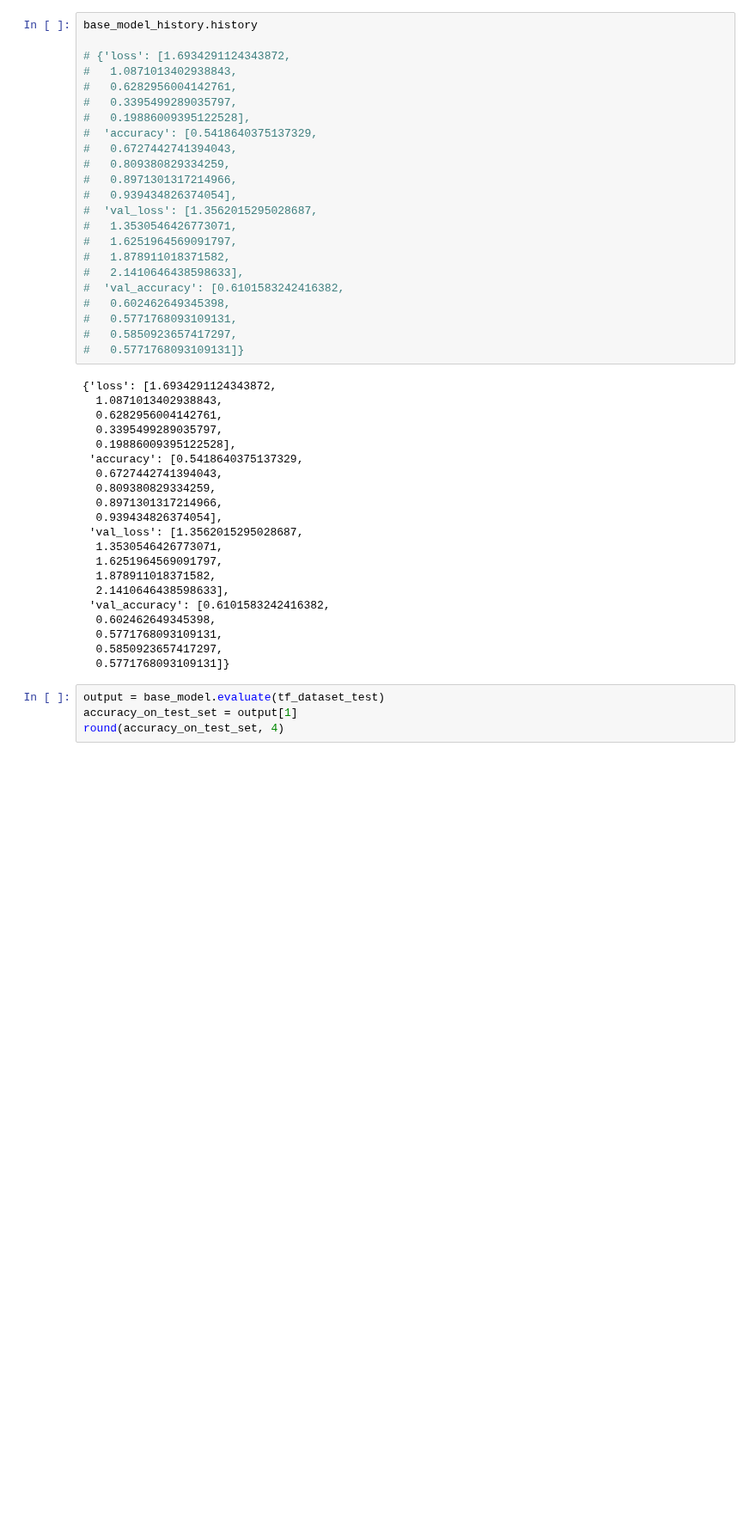
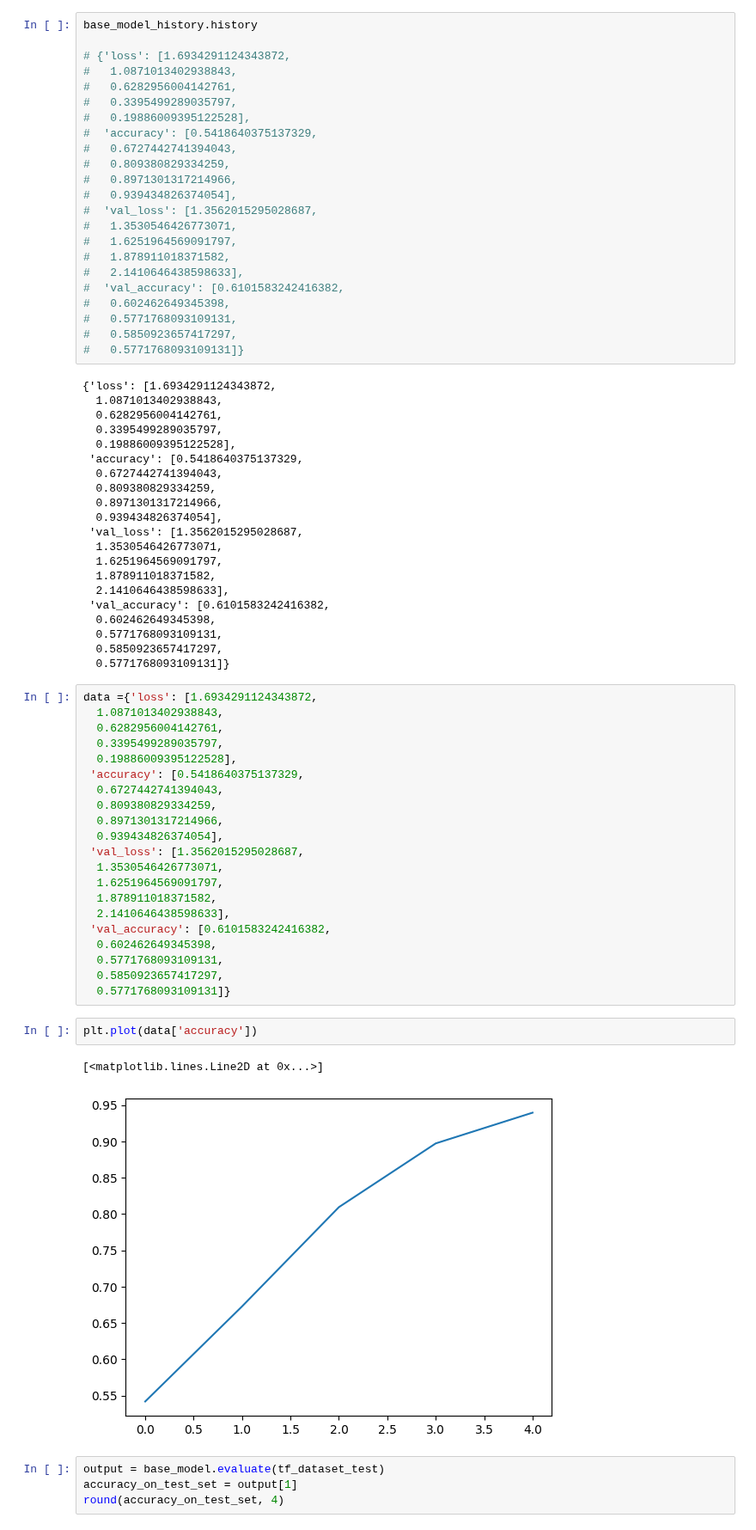
Before and after one commit to Matteo-Candi/Fine-Tuning-with-LoRA, a Jupyter notebook: main.ipynb, the cells around one changed output. Shown at 86% size. Drawn from its saved outputs; the diff is of its cells as text; blank space fills up the shorter version.

```diff
--- a/main.ipynb
+++ b/main.ipynb
@@ -252,6 +252,32 @@ base_model_history.history
   0.5771768093109131,
   0.5850923657417297,
   0.5771768093109131]}
+# %%
+data ={'loss': [1.6934291124343872,
+  1.0871013402938843,
+  0.6282956004142761,
+  0.3395499289035797,
+  0.19886009395122528],
+ 'accuracy': [0.5418640375137329,
+  0.6727442741394043,
+  0.809380829334259,
+  0.8971301317214966,
+  0.939434826374054],
+ 'val_loss': [1.3562015295028687,
+  1.3530546426773071,
+  1.6251964569091797,
+  1.878911018371582,
+  2.1410646438598633],
+ 'val_accuracy': [0.6101583242416382,
+  0.602462649345398,
+  0.5771768093109131,
+  0.5850923657417297,
+  0.5771768093109131]}
+# %%
+plt.plot(data['accuracy'])
+# %% [output]
+[<matplotlib.lines.Line2D at 0x...>]
+[figure, added]
 # %%
 output = base_model.evaluate(tf_dataset_test)
 accuracy_on_test_set = output[1]
```
Also changed, not shown: parts of 4 cells of this notebook.
